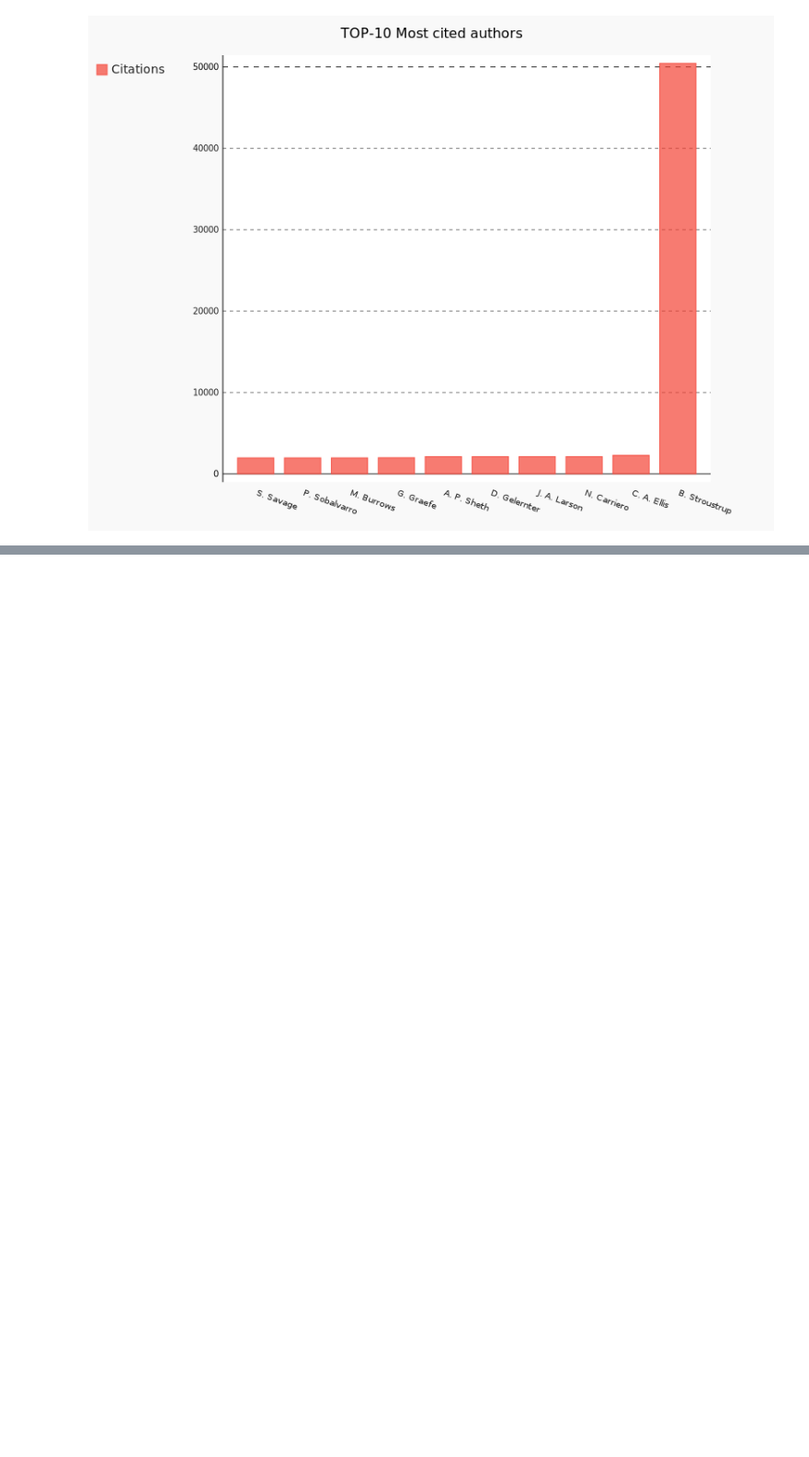
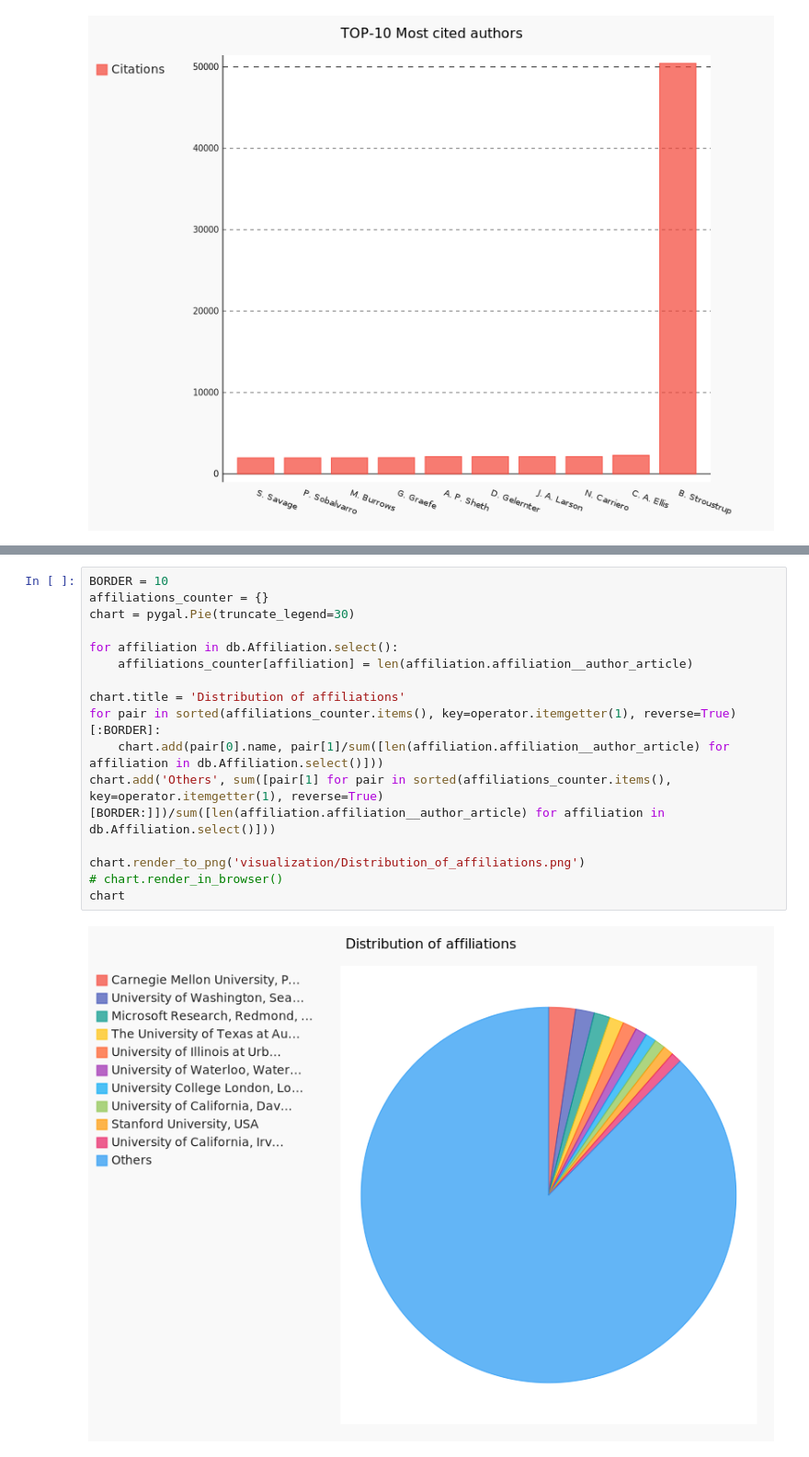
Before and after one commit to FaLArt/Citation-network, a Jupyter notebook: notebook/Analyze. Extra Part. Collecting statistic.ipynb, the cells around one changed output, grey strips where cells are left out. Shown at 92% size. Cells and saved outputs as stored; diff of their text form; blank space fills up the shorter version.

```diff
--- a/notebook/Analyze. Extra Part. Collecting statistic.ipynb
+++ b/notebook/Analyze. Extra Part. Collecting statistic.ipynb
@@ -55,0 +89,18 @@ chart
+# %%
+BORDER = 10
+affiliations_counter = {}
+chart = pygal.Pie(truncate_legend=30)
+
+for affiliation in db.Affiliation.select():
+    affiliations_counter[affiliation] = len(affiliation.affiliation__author_article)
+
+chart.title = 'Distribution of affiliations'
+for pair in sorted(affiliations_counter.items(), key=operator.itemgetter(1), reverse=True)[:BORDER]:
+    chart.add(pair[0].name, pair[1]/sum([len(affiliation.affiliation__author_article) for affiliation in db.Affiliation.select()]))
+chart.add('Others', sum([pair[1] for pair in sorted(affiliations_counter.items(), key=operator.itemgetter(1), reverse=True)[BORDER:]])/sum([len(affiliation.affiliation__author_article) for affiliation in db.Affiliation.select()]))
+
+chart.render_to_png('visualization/Distribution_of_affiliations.png')
+# chart.render_in_browser()
+chart
+# %% [output]
+[figure, added]
```
Also changed, not shown: parts of 3 cells of this notebook, 10 other files.
